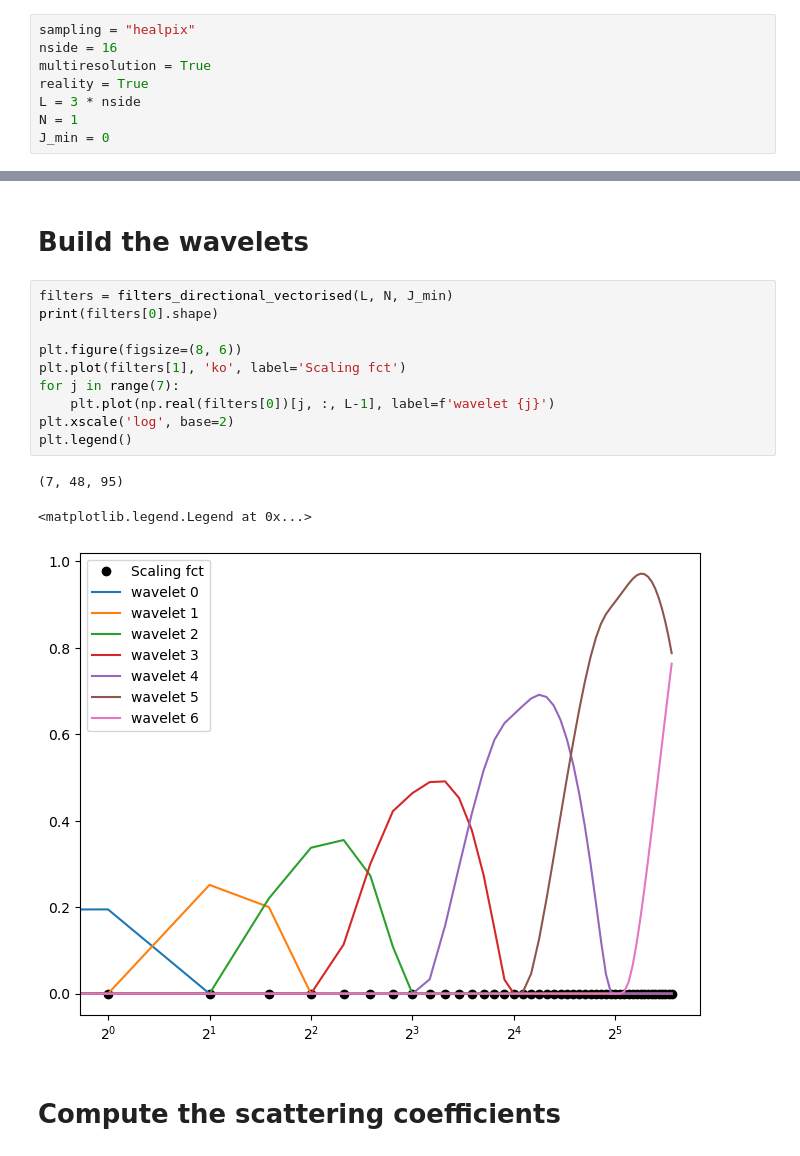
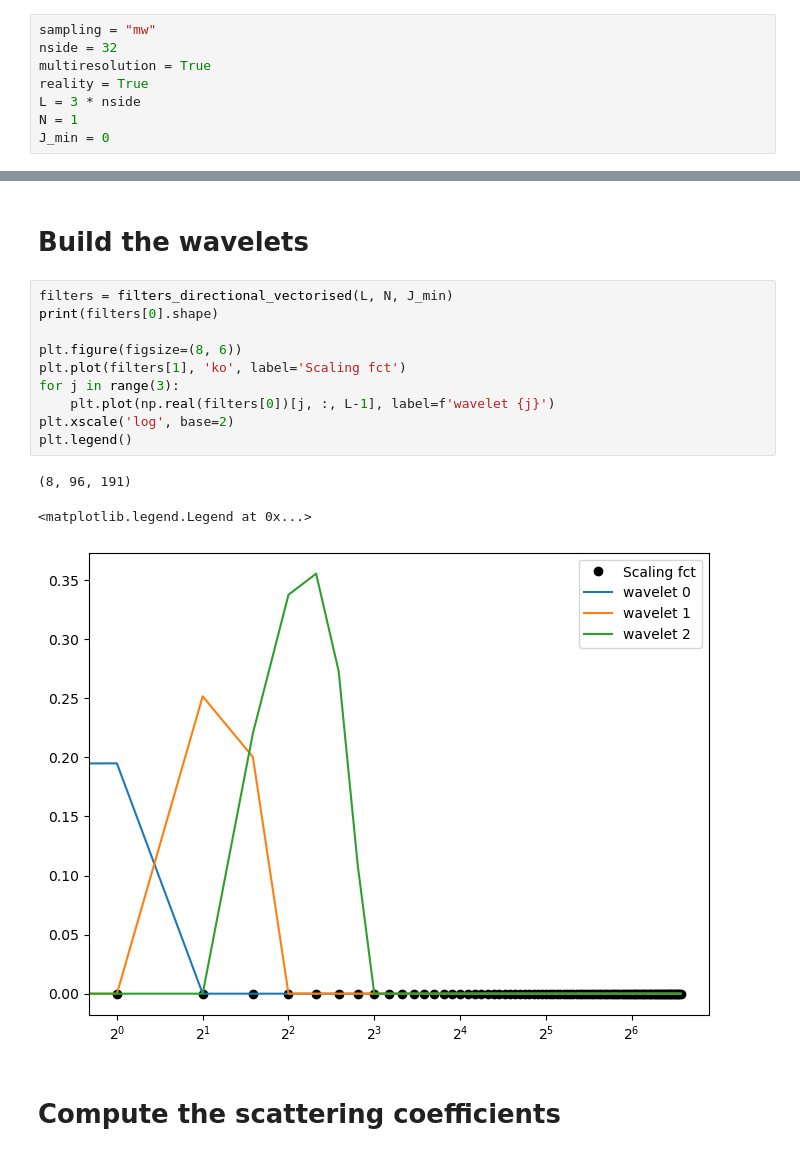
Before and after one commit to mousset/scatcovJAX, a Jupyter notebook: Notebooks/compute_scattering_coeff.ipynb, the cells around one changed output, grey strips where cells are left out. Cells and saved outputs as stored; diff of their text form.

```diff
--- a/Notebooks/compute_scattering_coeff.ipynb
+++ b/Notebooks/compute_scattering_coeff.ipynb
@@ -24,8 +24,8 @@ import s2fft
 # %% [markdown]
 # Parameters
 # %%
-sampling = "healpix"
-nside = 16
+sampling = "mw"
+nside = 32
 multiresolution = True
 reality = True
 L = 3 * nside
@@ -66,17 +64,17 @@ Mean and STD: 108.175 and 38.352
 # %%
 filters = filters_directional_vectorised(L, N, J_min)
 print(filters[0].shape)
 
 plt.figure(figsize=(8, 6))
 plt.plot(filters[1], 'ko', label='Scaling fct')
-for j in range(7):
+for j in range(3):
     plt.plot(np.real(filters[0])[j, :, L-1], label=f'wavelet {j}')
 plt.xscale('log', base=2)
 plt.legend()
 # %% [output]
-(7, 48, 95)
+(8, 96, 191)
 <matplotlib.legend.Legend at 0x...>
-[figure, old version]
+[figure, new version]
 # %% [markdown]
 # Compute the scattering coefficients
 # %%
```
Also changed, not shown: parts of 8 cells of this notebook, 1 other file.
